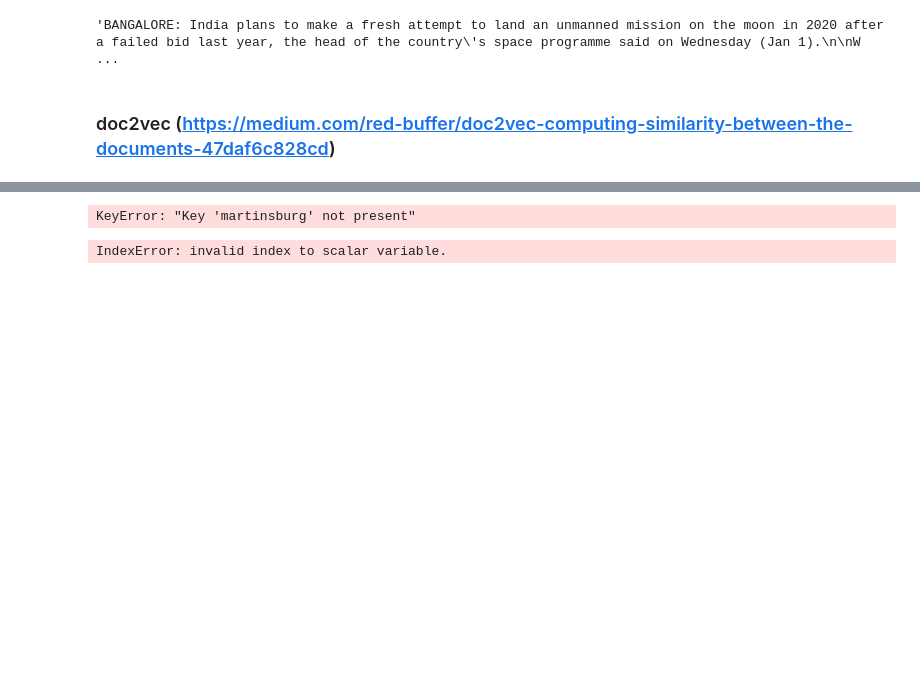
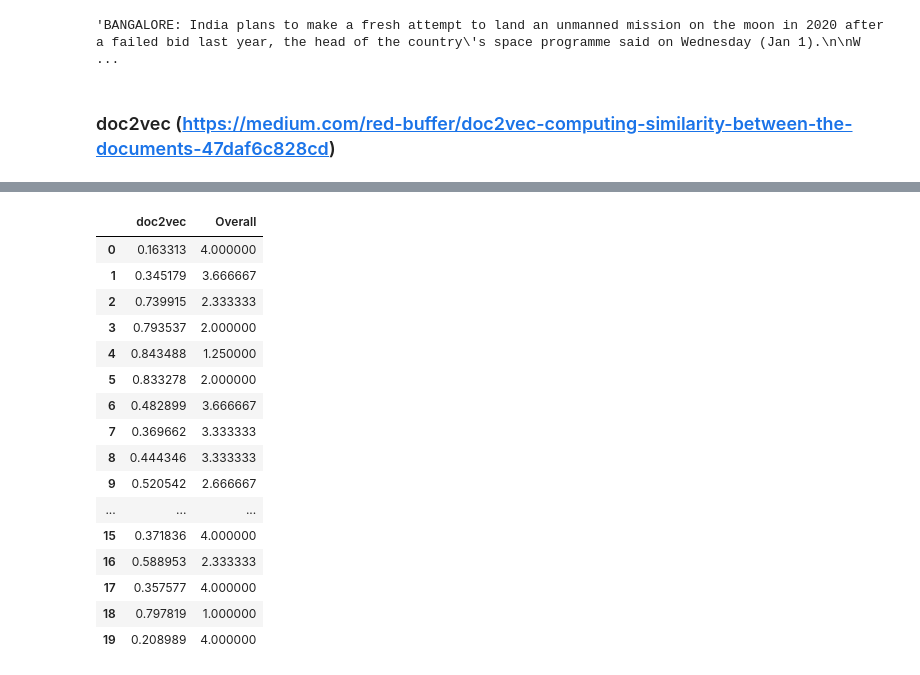
Before and after one commit to mariamaOlive/projeto2-nlp-sidi-residencia, a Jupyter notebook: preprocessing.ipynb, the cells around one changed output, grey strips where cells are left out. Drawn from its saved outputs; the diff is of its cells as text; code cells hidden in the pictures; blank space fills up the shorter version.

```diff
--- a/preprocessing.ipynb
+++ b/preprocessing.ipynb
@@ -356,12 +340,3 @@ True
 model.save("d2v.model")
 # %%
 model = Doc2Vec.load("d2v.model")
-# %%
-model.docvecs.n_similarity(tagged_data[0].words, tagged_data[1].words)
-# %% [output]
-KeyError: "Key 'martinsburg' not present"
-# %%
-similar_doc = model.docvecs.n_similarity('0', '1')
-print(similar_doc[0])
-# %% [output]
-IndexError: invalid index to scalar variable.
@@ -367,0 +352,20 @@ IndexError: invalid index to scalar variable.
+# %%
+dfText[['doc2vec', 'Overall']].head(20)
+# %% [output]
+|  | doc2vec | Overall |
+| 0 | 0.163313 | 4.000000 |
+| 1 | 0.345179 | 3.666667 |
+| 2 | 0.739915 | 2.333333 |
+| 3 | 0.793537 | 2.000000 |
+| 4 | 0.843488 | 1.250000 |
+| 5 | 0.833278 | 2.000000 |
+| 6 | 0.482899 | 3.666667 |
+| 7 | 0.369662 | 3.333333 |
+| 8 | 0.444346 | 3.333333 |
+| 9 | 0.520542 | 2.666667 |
+| ... | ... | ... |
+| 15 | 0.371836 | 4.000000 |
+| 16 | 0.588953 | 2.333333 |
+| 17 | 0.357577 | 4.000000 |
+| 18 | 0.797819 | 1.000000 |
+| 19 | 0.208989 | 4.000000 |
```
Also changed, not shown: parts of 17 cells of this notebook, 1 other file.
